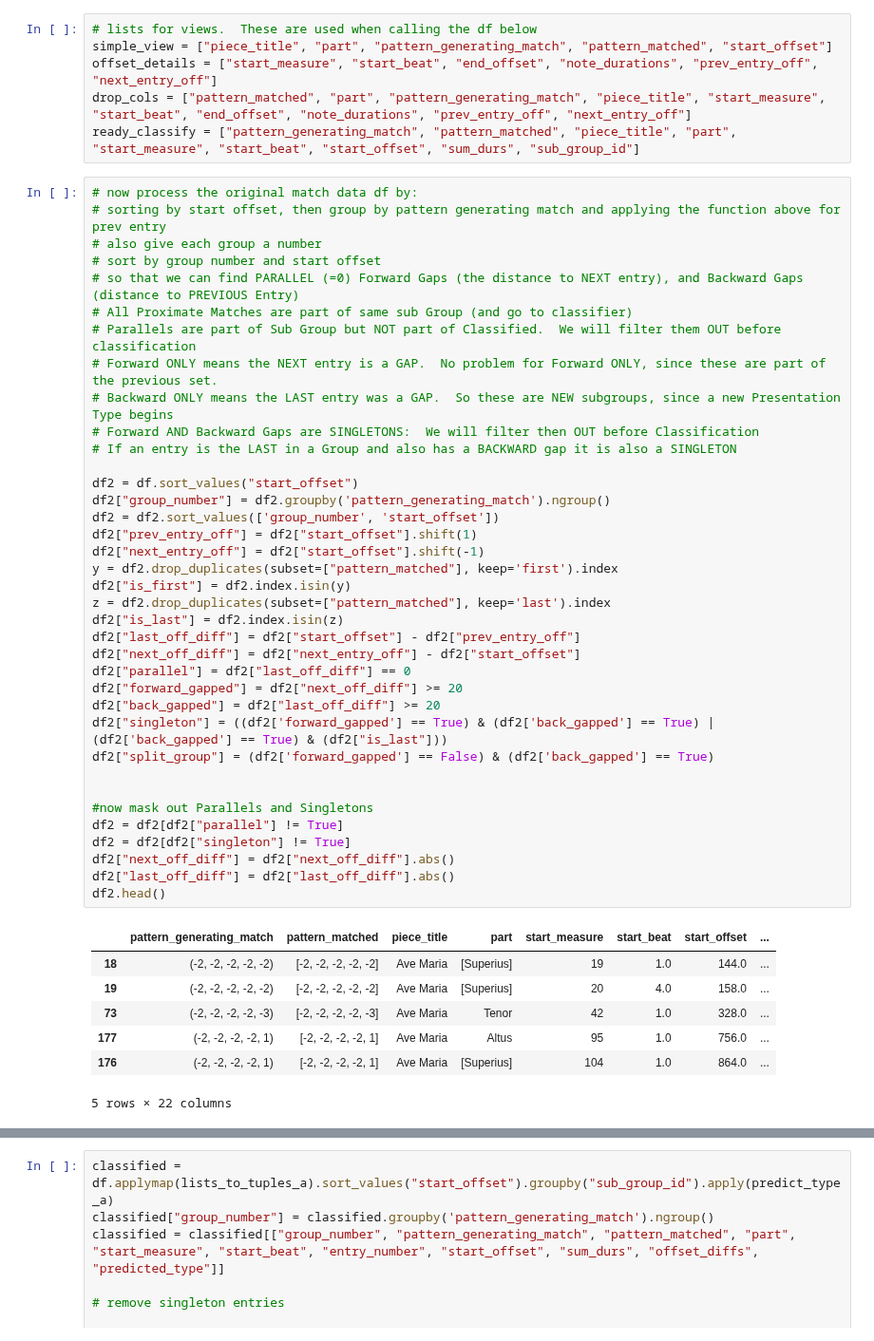
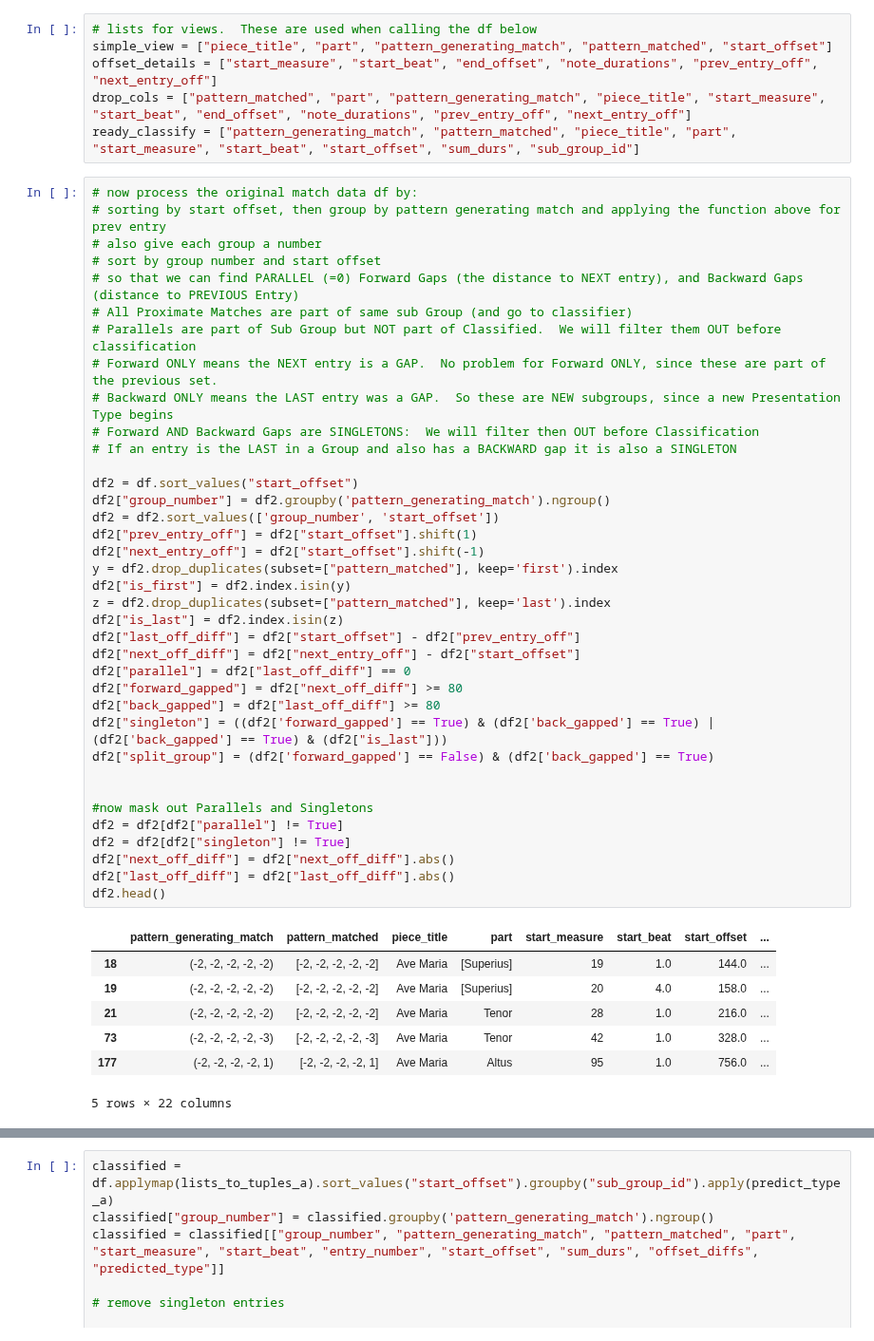
Before and after one commit to RichardFreedman/CRIM-notebooks, a Jupyter notebook: CRIM/CRIM_Group_Tests.ipynb, the cells around one changed output, grey strips where cells are left out. Shown at 95% size. Drawn from its saved outputs; the diff is of its cells as text.

```diff
--- a/CRIM/CRIM_Group_Tests.ipynb
+++ b/CRIM/CRIM_Group_Tests.ipynb
@@ -87,38 +87,38 @@ ready_classify = ["pattern_generating_match", "pattern_matched", "piece_title",
 # Backward ONLY means the LAST entry was a GAP.  So these are NEW subgroups, since a new Presentation Type begins
 # Forward AND Backward Gaps are SINGLETONS:  We will filter then OUT before Classification
 # If an entry is the LAST in a Group and also has a BACKWARD gap it is also a SINGLETON
 
 df2 = df.sort_values("start_offset")
 df2["group_number"] = df2.groupby('pattern_generating_match').ngroup()
 df2 = df2.sort_values(['group_number', 'start_offset'])
 df2["prev_entry_off"] = df2["start_offset"].shift(1)
 df2["next_entry_off"] = df2["start_offset"].shift(-1)
 y = df2.drop_duplicates(subset=["pattern_matched"], keep='first').index
 df2["is_first"] = df2.index.isin(y)
 z = df2.drop_duplicates(subset=["pattern_matched"], keep='last').index
 df2["is_last"] = df2.index.isin(z)
 df2["last_off_diff"] = df2["start_offset"] - df2["prev_entry_off"]
 df2["next_off_diff"] = df2["next_entry_off"] - df2["start_offset"]
 df2["parallel"] = df2["last_off_diff"] == 0
-df2["forward_gapped"] = df2["next_off_diff"] >= 20
-df2["back_gapped"] = df2["last_off_diff"] >= 20
+df2["forward_gapped"] = df2["next_off_diff"] >= 80
+df2["back_gapped"] = df2["last_off_diff"] >= 80
 df2["singleton"] = ((df2['forward_gapped'] == True) & (df2['back_gapped'] == True) | (df2['back_gapped'] == True) & (df2["is_last"]))
 df2["split_group"] = (df2['forward_gapped'] == False) & (df2['back_gapped'] == True)
 
 
 #now mask out Parallels and Singletons
 df2 = df2[df2["parallel"] != True]
 df2 = df2[df2["singleton"] != True]
 df2["next_off_diff"] = df2["next_off_diff"].abs()
 df2["last_off_diff"] = df2["last_off_diff"].abs()
 df2.head()
 # %% [output]
 |  | pattern_generating_match | pattern_matched | piece_title | part | start_measure | start_beat | start_offset | ... |
 | 18 | (-2, -2, -2, -2, -2) | [-2, -2, -2, -2, -2] | Ave Maria | [Superius] | 19 | 1.0 | 144.0 | ... |
 | 19 | (-2, -2, -2, -2, -2) | [-2, -2, -2, -2, -2] | Ave Maria | [Superius] | 20 | 4.0 | 158.0 | ... |
+| 21 | (-2, -2, -2, -2, -2) | [-2, -2, -2, -2, -2] | Ave Maria | Tenor | 28 | 1.0 | 216.0 | ... |
 | 73 | (-2, -2, -2, -2, -3) | [-2, -2, -2, -2, -3] | Ave Maria | Tenor | 42 | 1.0 | 328.0 | ... |
 | 177 | (-2, -2, -2, -2, 1) | [-2, -2, -2, -2, 1] | Ave Maria | Altus | 95 | 1.0 | 756.0 | ... |
-| 176 | (-2, -2, -2, -2, 1) | [-2, -2, -2, -2, 1] | Ave Maria | [Superius] | 104 | 1.0 | 864.0 | ... |
 5 rows × 22 columns
 # %%
 
```
Also changed, not shown: parts of 4 cells of this notebook, 3 other files.
